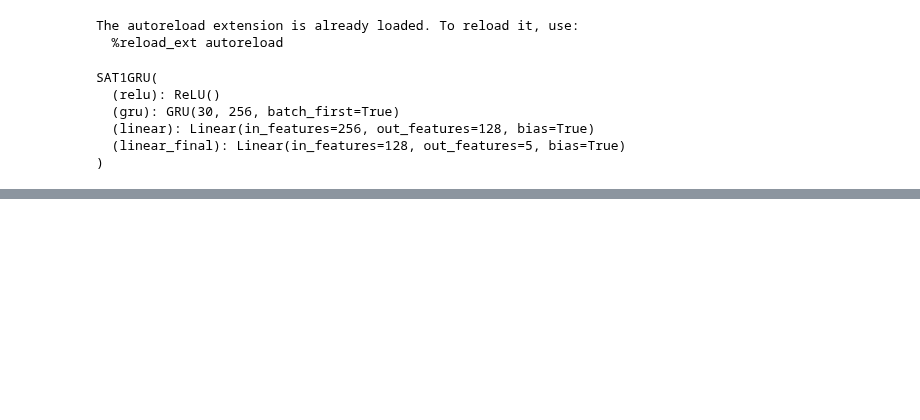
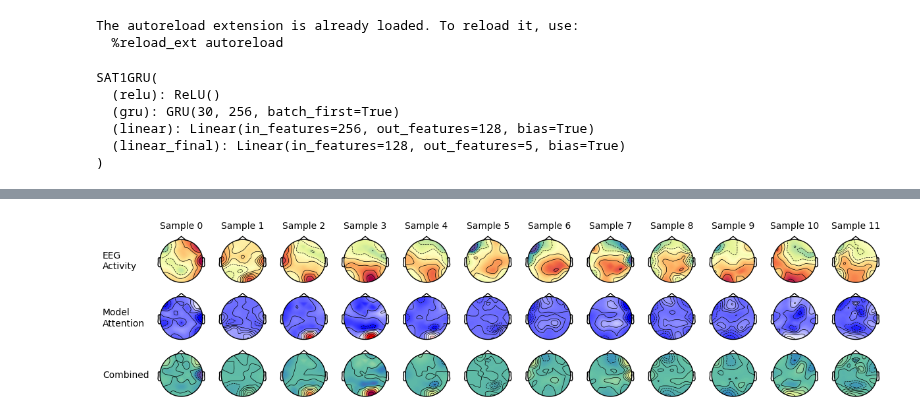
Before and after one commit to rickdott/hmp-ai, a Jupyter notebook: visualization/captum.ipynb, the cells around one changed output, grey strips where cells are left out. Cells and saved outputs as stored; diff of their text form; code cells hidden in the pictures; blank space fills up the shorter version.

```diff
--- a/visualization/captum.ipynb
+++ b/visualization/captum.ipynb
@@ -51,0 +61,4 @@ attributions, _ = ig.attribute(
+# %%
+plot_single_trial_activation(attributions.isel(index=3), positions)
+# %% [output]
+[figure, added]
```
Also changed, not shown: parts of 10 cells of this notebook, 1 other file.
